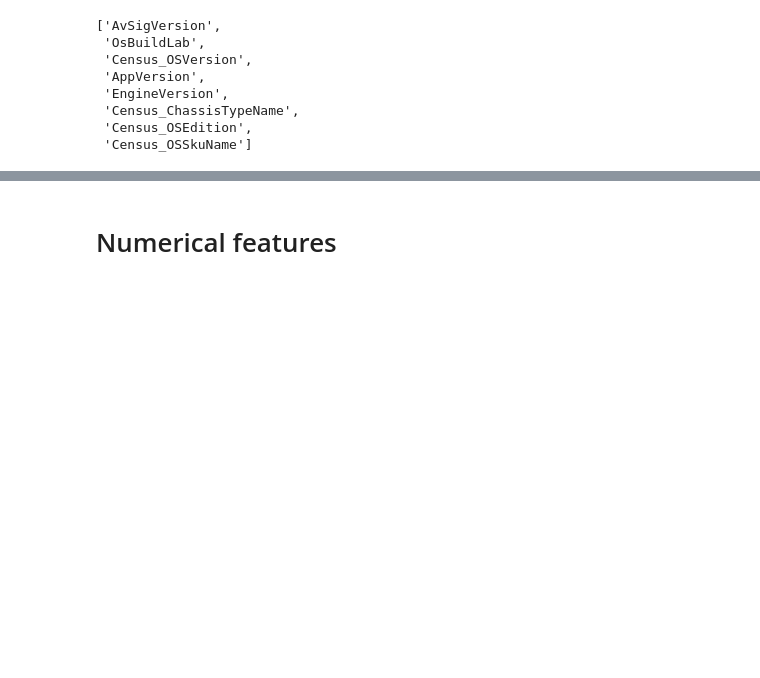
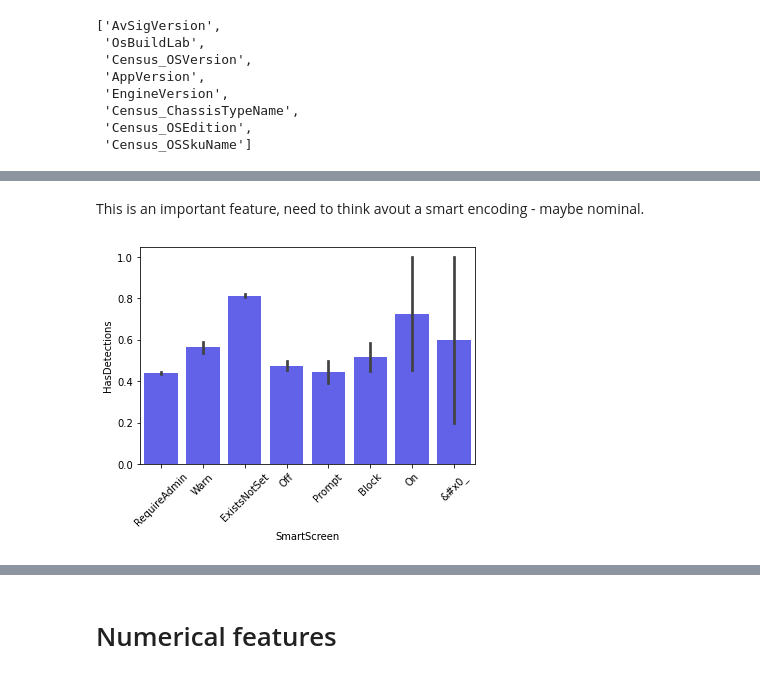
Before and after one commit to marco-riva/Capstone_2, a Jupyter notebook: notebooks/Data_Wrangling.ipynb, the cells around one changed output, grey strips where cells are left out. Drawn from its saved outputs; the diff is of its cells as text; code cells hidden in the pictures; blank space fills up the shorter version.

```diff
--- a/notebooks/Data_Wrangling.ipynb
+++ b/notebooks/Data_Wrangling.ipynb
@@ -207,0 +331,3 @@ Name: Census_FlightRing, dtype: int64
+# %%
+df.loc[df.ProductName == 'scep', 'ProductName'] = np.nan
+df.ProductName.unique(), df.ProductName.isnull().sum()
@@ -207,0 +336,3 @@ Name: Census_FlightRing, dtype: int64
+# %%
+df.loc[df.Processor == 'arm64', 'Processor'] = np.nan
+df.Processor.unique(), df.Processor.isnull().sum()
@@ -207,0 +341,7 @@ Name: Census_FlightRing, dtype: int64
+# %%
+df.loc[df.OsVer == '6.1.0.0', 'OsVer'] = '6.1.1.0'
+df.loc[df.OsVer == '10.0.3.0', 'OsVer'] = '10.0.0.0'
+df.loc[df.OsVer == '10.0.0.2', 'OsVer'] = '10.0.0.0'
+df.loc[df.OsVer == '10.0.7.0', 'OsVer'] = '10.0.0.0'
+df.loc[df.OsVer == '10.0.1.0', 'OsVer'] = '10.0.0.0'
+df.OsVer.value_counts()
@@ -207,0 +382,6 @@ Name: Census_FlightRing, dtype: int64
+# %%
+df.loc[df.SmartScreen == 'on', 'SmartScreen'] = 'On'
+df.loc[df.SmartScreen == 'off', 'SmartScreen'] = 'Off'
+df.loc[df.SmartScreen == '&#x01;', 'SmartScreen'] = '&#x0_'
+df.loc[df.SmartScreen == '&#x02;', 'SmartScreen'] = '&#x0_'
+df.SmartScreen.value_counts()
@@ -207,0 +398,7 @@ Name: Census_FlightRing, dtype: int64
+# %% [markdown]
+This is an important feature, need to think avout a smart encoding - maybe nominal.
+# %%
+sns.barplot(x='SmartScreen', y='HasDetections', data=df, color='blue', alpha=.7)
+plt.xticks(rotation=45);
+# %% [output]
+[figure, added]
```
Also changed, not shown: parts of 45 cells of this notebook.
